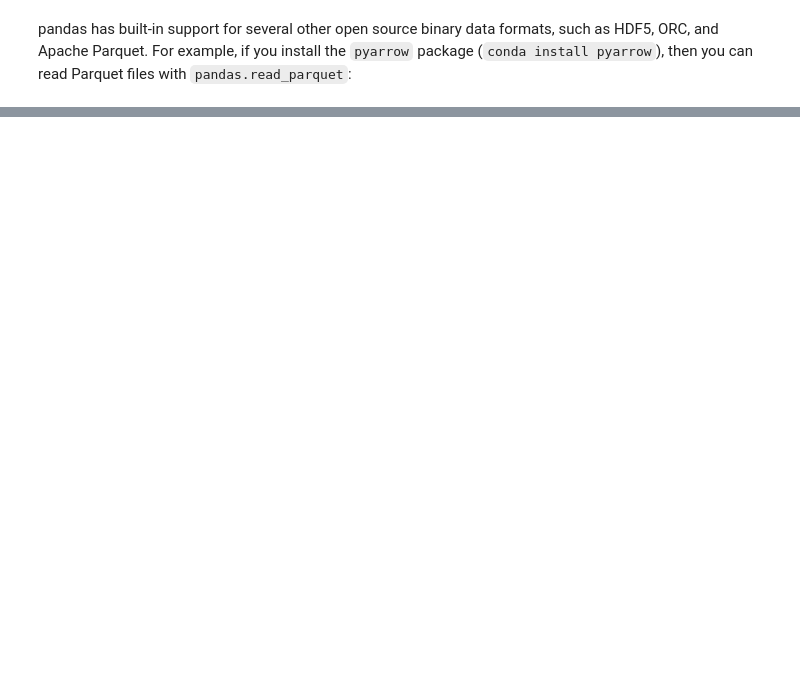
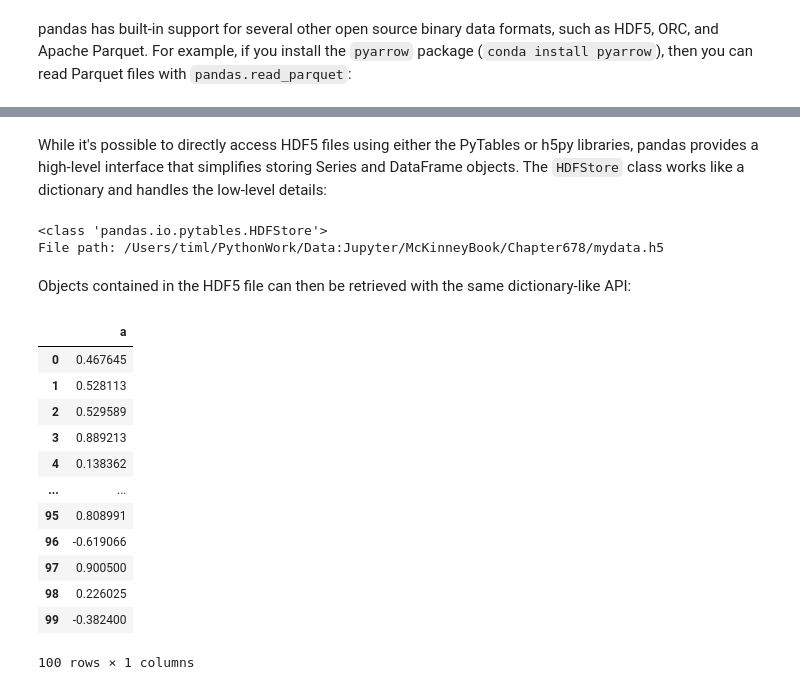
Before and after one commit to TimLinkous/McKinneyBook, a Jupyter notebook: Chapter678/Starter.ipynb, the cells around one changed output, grey strips where cells are left out. Saved outputs shown, nothing was run; the diff lists cells and outputs as text; code cells hidden in the pictures; blank space fills up the shorter version.

```diff
--- a/Chapter678/Starter.ipynb
+++ b/Chapter678/Starter.ipynb
@@ -663,0 +696,2 @@ To use pandas.ExcelFile, create an instance by passing a path to an xls or xlsx
+# %% [markdown]
+While it's possible to directly access HDF5 files using either the PyTables or h5py libraries, pandas provides a high-level interface that simplifies storing Series and DataFrame objects. The `HDFStore` class works like a dictionary and handles the low-level details:
@@ -663,0 +700,31 @@ To use pandas.ExcelFile, create an instance by passing a path to an xls or xlsx
+# %%
+frame = pd.DataFrame({"a": np.random.standard_normal(100)})
+
+store = pd.HDFStore("/Users/timl/PythonWork/Data:Jupyter/McKinneyBook/Chapter678/mydata.h5")
+
+store["obj1"] = frame
+
+store["obj1_col"] = frame["a"]
+
+store
+# %% [output]
+<class 'pandas.io.pytables.HDFStore'>
+File path: /Users/timl/PythonWork/Data:Jupyter/McKinneyBook/Chapter678/mydata.h5
+# %% [markdown]
+Objects contained in the HDF5 file can then be retrieved with the same dictionary-like API:
+# %%
+store["obj1"]
+# %% [output]
+|  | a |
+| 0 | 0.467645 |
+| 1 | 0.528113 |
+| 2 | 0.529589 |
+| 3 | 0.889213 |
+| 4 | 0.138362 |
+| ... | ... |
+| 95 | 0.808991 |
+| 96 | -0.619066 |
+| 97 | 0.900500 |
+| 98 | 0.226025 |
+| 99 | -0.382400 |
+100 rows × 1 columns
```
Also changed, not shown: parts of 53 cells of this notebook, 3 other files.
